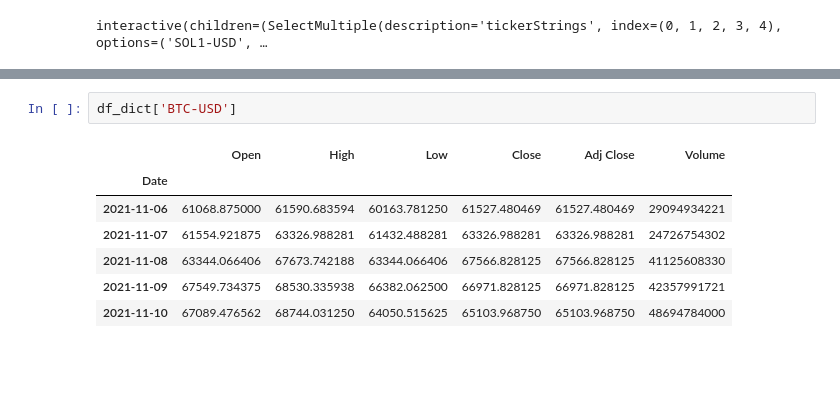
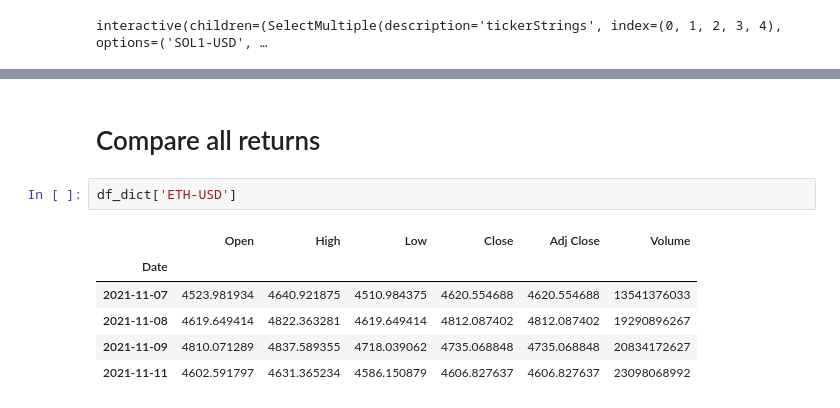
Before and after one commit to MattChinchilla/DATA_SCIENCE, a Jupyter notebook: TimeSeries/crypto_forecast_v1.ipynb, the cells around one changed output, grey strips where cells are left out. Saved outputs shown, nothing was run; the diff lists cells and outputs as text; blank space fills up the shorter version.

```diff
--- a/TimeSeries/crypto_forecast_v1.ipynb
+++ b/TimeSeries/crypto_forecast_v1.ipynb
@@ -145,10 +130,11 @@ interactive(children=(SelectMultiple(description='tickerStrings', index=(0, 1, 2
+# %% [markdown]
+# Compare all returns
 # %%
-df_dict['BTC-USD']
+df_dict['ETH-USD']
 # %% [output]
 |  | Open | High | Low | Close | Adj Close | Volume |
 | Date |  |  |  |  |  |  |
-| 2021-11-06 | 61068.875000 | 61590.683594 | 60163.781250 | 61527.480469 | 61527.480469 | 29094934221 |
-| 2021-11-07 | 61554.921875 | 63326.988281 | 61432.488281 | 63326.988281 | 63326.988281 | 24726754302 |
-| 2021-11-08 | 63344.066406 | 67673.742188 | 63344.066406 | 67566.828125 | 67566.828125 | 41125608330 |
-| 2021-11-09 | 67549.734375 | 68530.335938 | 66382.062500 | 66971.828125 | 66971.828125 | 42357991721 |
-| 2021-11-10 | 67089.476562 | 68744.031250 | 64050.515625 | 65103.968750 | 65103.968750 | 48694784000 |
+| 2021-11-07 | 4523.981934 | 4640.921875 | 4510.984375 | 4620.554688 | 4620.554688 | 13541376033 |
+| 2021-11-08 | 4619.649414 | 4822.363281 | 4619.649414 | 4812.087402 | 4812.087402 | 19290896267 |
+| 2021-11-09 | 4810.071289 | 4837.589355 | 4718.039062 | 4735.068848 | 4735.068848 | 20834172627 |
+| 2021-11-11 | 4602.591797 | 4631.365234 | 4586.150879 | 4606.827637 | 4606.827637 | 23098068992 |
```
Also changed, not shown: parts of 12 cells of this notebook, 1 other file.
